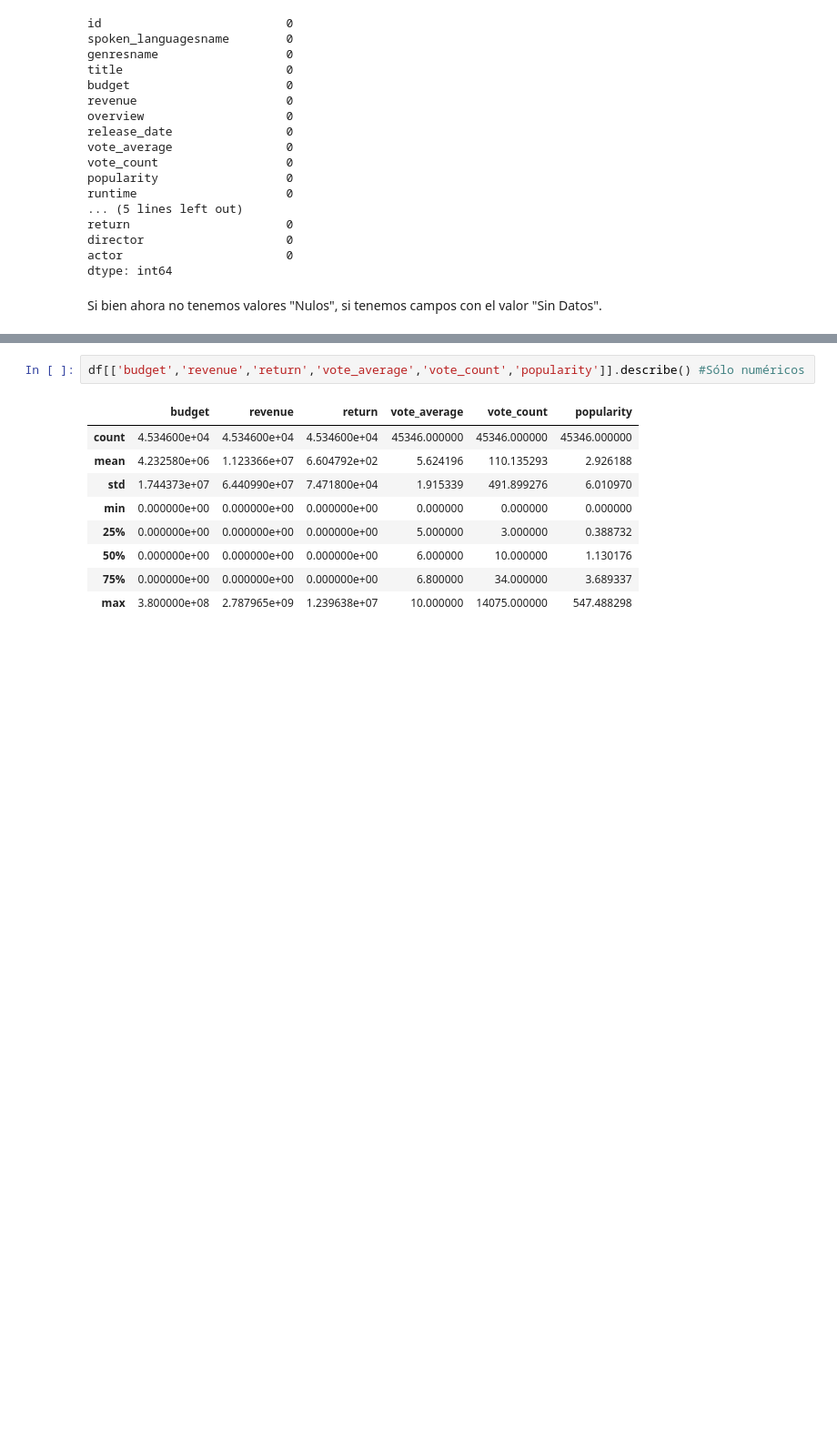
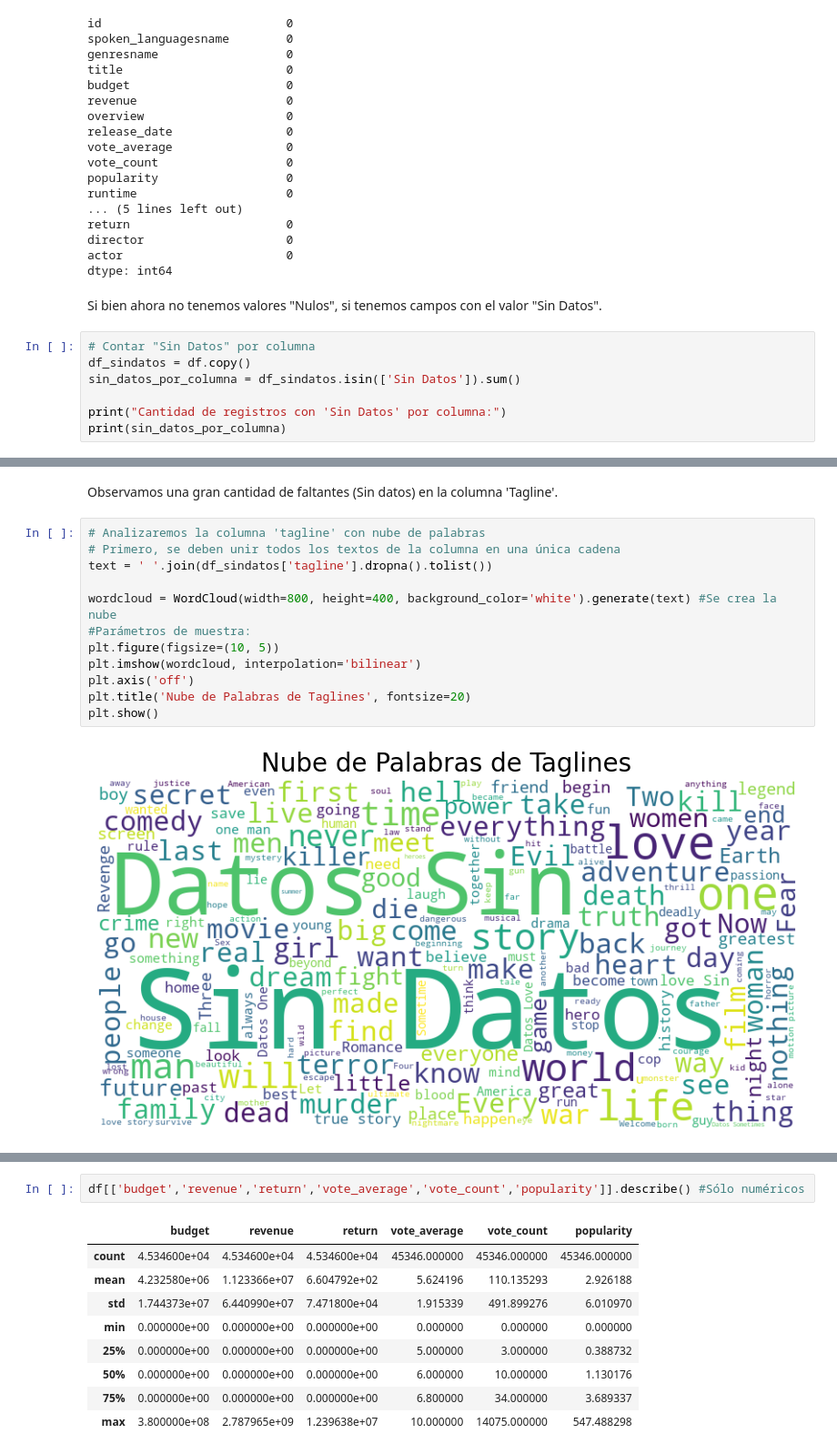
Before and after one commit to gastorellano/Proyect_MLOps, a Jupyter notebook: Notebooks/EDA.ipynb, the cells around one changed output, grey strips where cells are left out. Shown at 91% size. Saved outputs shown, nothing was run; the diff lists cells and outputs as text; blank space fills up the shorter version.

Commit message:
Se incorporan nubes de palabras

```diff
--- a/Notebooks/EDA.ipynb
+++ b/Notebooks/EDA.ipynb
@@ -211,3 +212,10 @@ actor                       0
 dtype: int64
 # %% [markdown]
 Si bien ahora no tenemos valores "Nulos", si tenemos campos con el valor "Sin Datos".
+# %%
+# Contar "Sin Datos" por columna
+df_sindatos = df.copy()
+sin_datos_por_columna = df_sindatos.isin(['Sin Datos']).sum()
+
+print("Cantidad de registros con 'Sin Datos' por columna:")
+print(sin_datos_por_columna)
@@ -213,0 +240,16 @@ Si bien ahora no tenemos valores "Nulos", si tenemos campos con el valor "Sin Da
+# %% [markdown]
+Observamos una gran cantidad de faltantes (Sin datos) en la columna 'Tagline'.
+# %%
+# Analizaremos la columna 'tagline' con nube de palabras
+# Primero, se deben unir todos los textos de la columna en una única cadena
+text = ' '.join(df_sindatos['tagline'].dropna().tolist())
+
+wordcloud = WordCloud(width=800, height=400, background_color='white').generate(text) #Se crea la nube
+#Parámetros de muestra:
+plt.figure(figsize=(10, 5))
+plt.imshow(wordcloud, interpolation='bilinear')
+plt.axis('off')
+plt.title('Nube de Palabras de Taglines', fontsize=20)
+plt.show()
+# %% [output]
+[figure, added]
```
Also changed, not shown: parts of 9 cells of this notebook.
